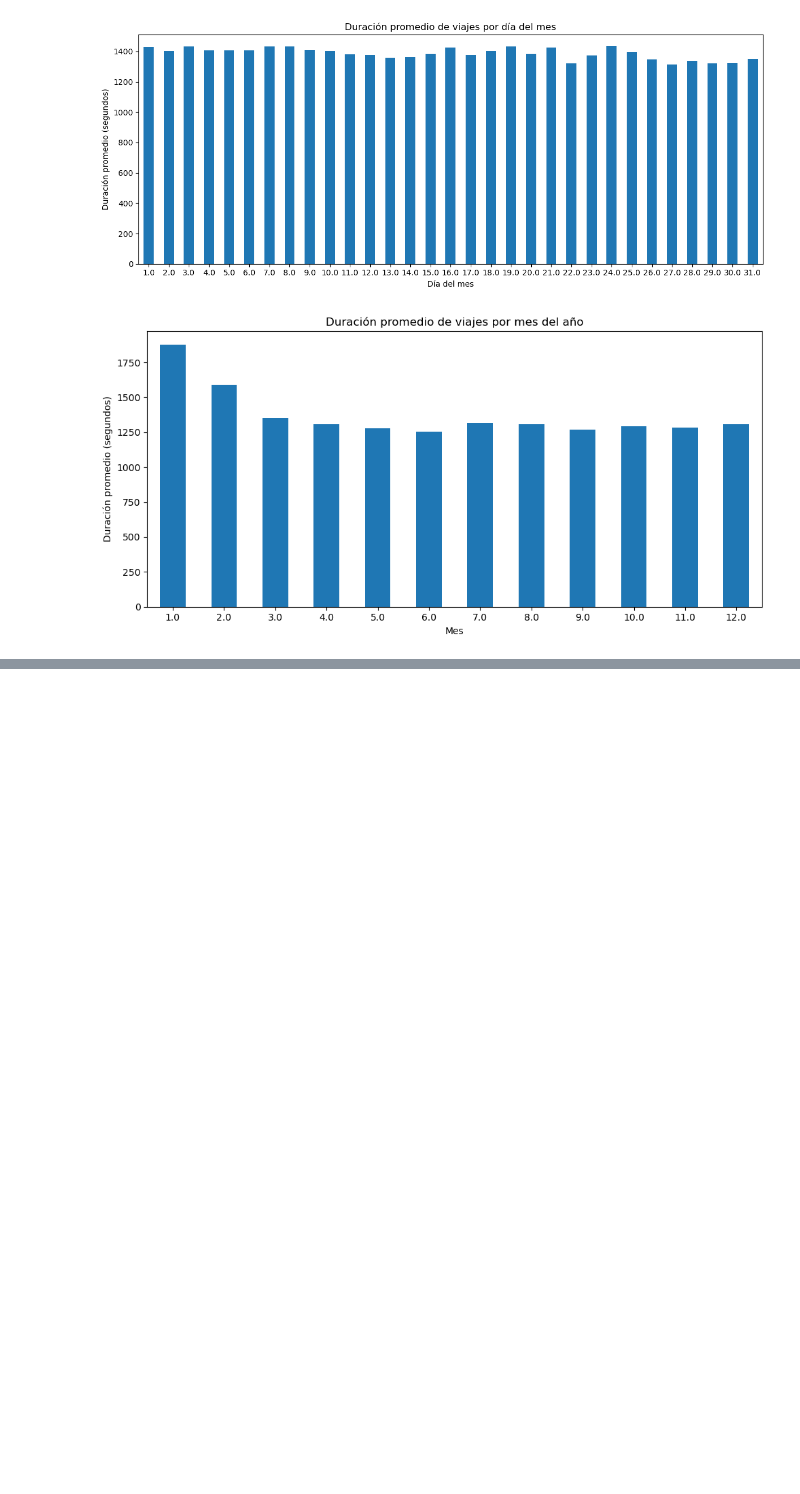
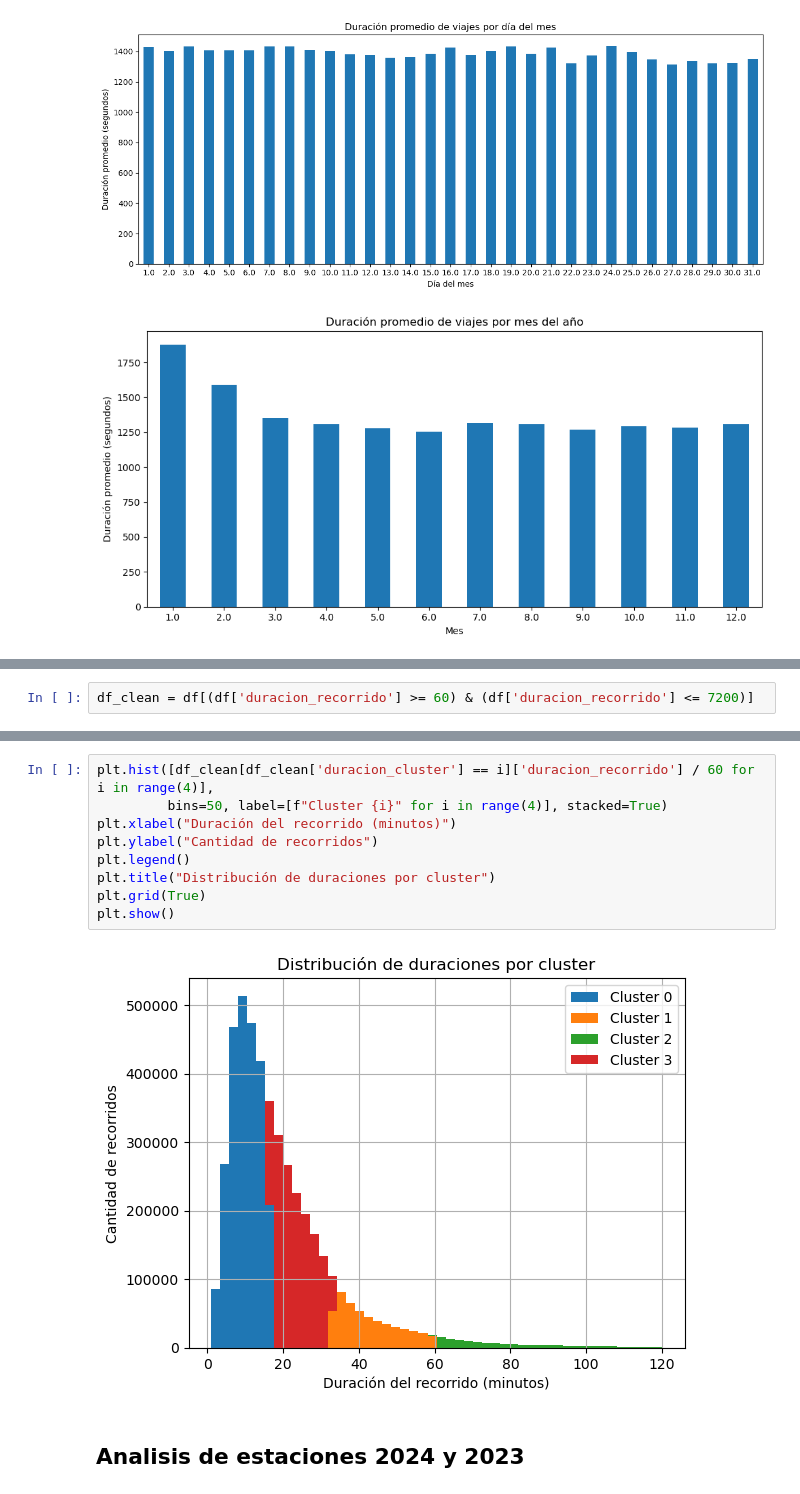
Before and after one commit to frangiavarini/Machine_Learning, a Jupyter notebook: notebooks/data_analisis.ipynb, the cells around one changed output, grey strips where cells are left out. Cells and saved outputs as stored; diff of their text form; blank space fills up the shorter version.

```diff
--- a/notebooks/data_analisis.ipynb
+++ b/notebooks/data_analisis.ipynb
@@ -237,0 +267,2 @@ plt.show()
+# %%
+df_clean = df[(df['duracion_recorrido'] >= 60) & (df['duracion_recorrido'] <= 7200)]
@@ -237,0 +307,13 @@ plt.show()
+# %%
+plt.hist([df_clean[df_clean['duracion_cluster'] == i]['duracion_recorrido'] / 60 for i in range(4)],
+         bins=50, label=[f"Cluster {i}" for i in range(4)], stacked=True)
+plt.xlabel("Duración del recorrido (minutos)")
+plt.ylabel("Cantidad de recorridos")
+plt.legend()
+plt.title("Distribución de duraciones por cluster")
+plt.grid(True)
+plt.show()
+# %% [output]
+[figure, added]
+# %% [markdown]
+## Analisis de estaciones 2024 y 2023
```
Also changed, not shown: parts of 7 cells of this notebook, 5 other files.
